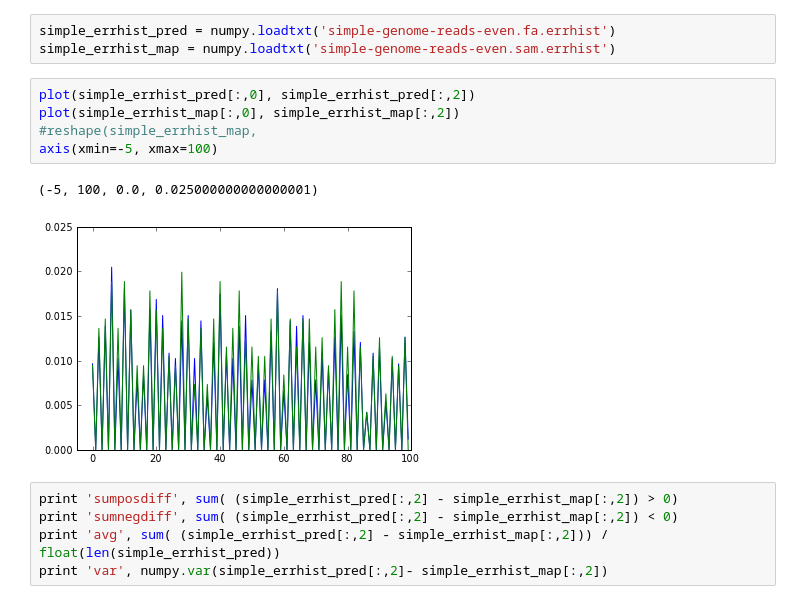
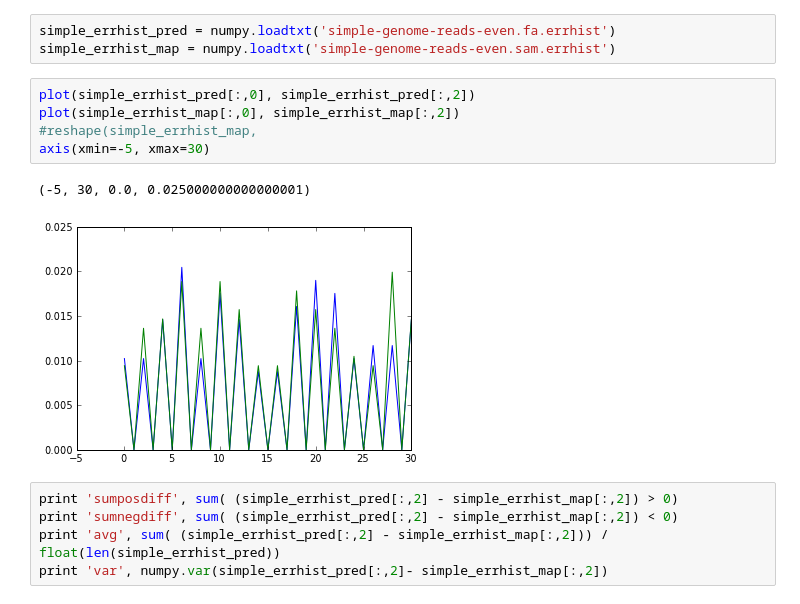
Before and after one commit to ctb/2014-streaming, a Jupyter notebook: pipeline/figures.ipynb, the cells around one changed output. Saved outputs shown, nothing was run; the diff lists cells and outputs as text.

```diff
--- a/pipeline/figures.ipynb
+++ b/pipeline/figures.ipynb
@@ -10,11 +10,11 @@ simple_errhist_map = numpy.loadtxt('simple-genome-reads-even.sam.errhist')
 # %%
 plot(simple_errhist_pred[:,0], simple_errhist_pred[:,2])
 plot(simple_errhist_map[:,0], simple_errhist_map[:,2])
 #reshape(simple_errhist_map,
-axis(xmin=-5, xmax=100)
+axis(xmin=-5, xmax=30)
 # %% [output]
-(-5, 100, 0.0, 0.025000000000000001)
+(-5, 30, 0.0, 0.025000000000000001)
-[figure, old version]
+[figure, new version]
 # %%
 print 'sumposdiff', sum( (simple_errhist_pred[:,2] - simple_errhist_map[:,2]) > 0)
 print 'sumnegdiff', sum( (simple_errhist_pred[:,2] - simple_errhist_map[:,2]) < 0)
```
Also changed, not shown: 4 other files.
